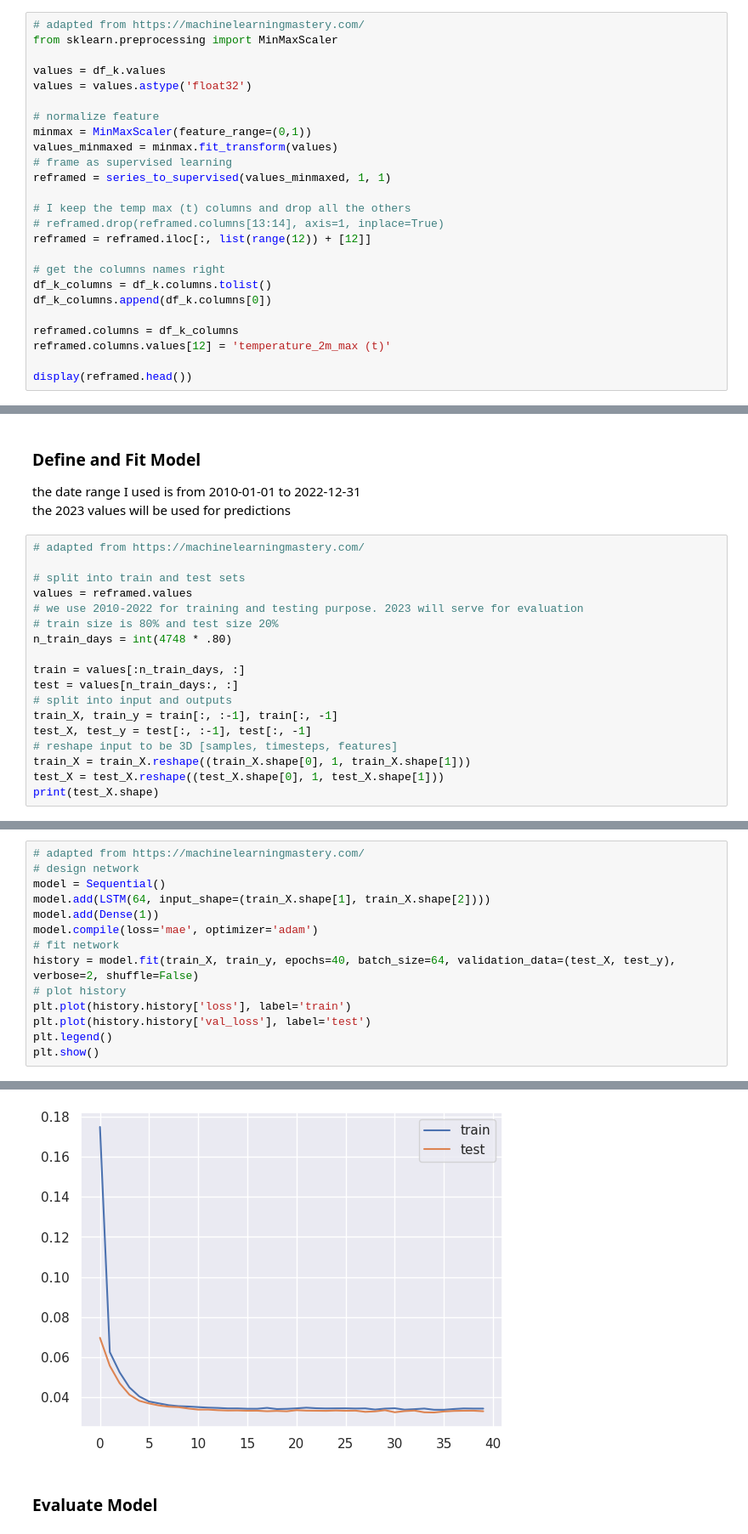
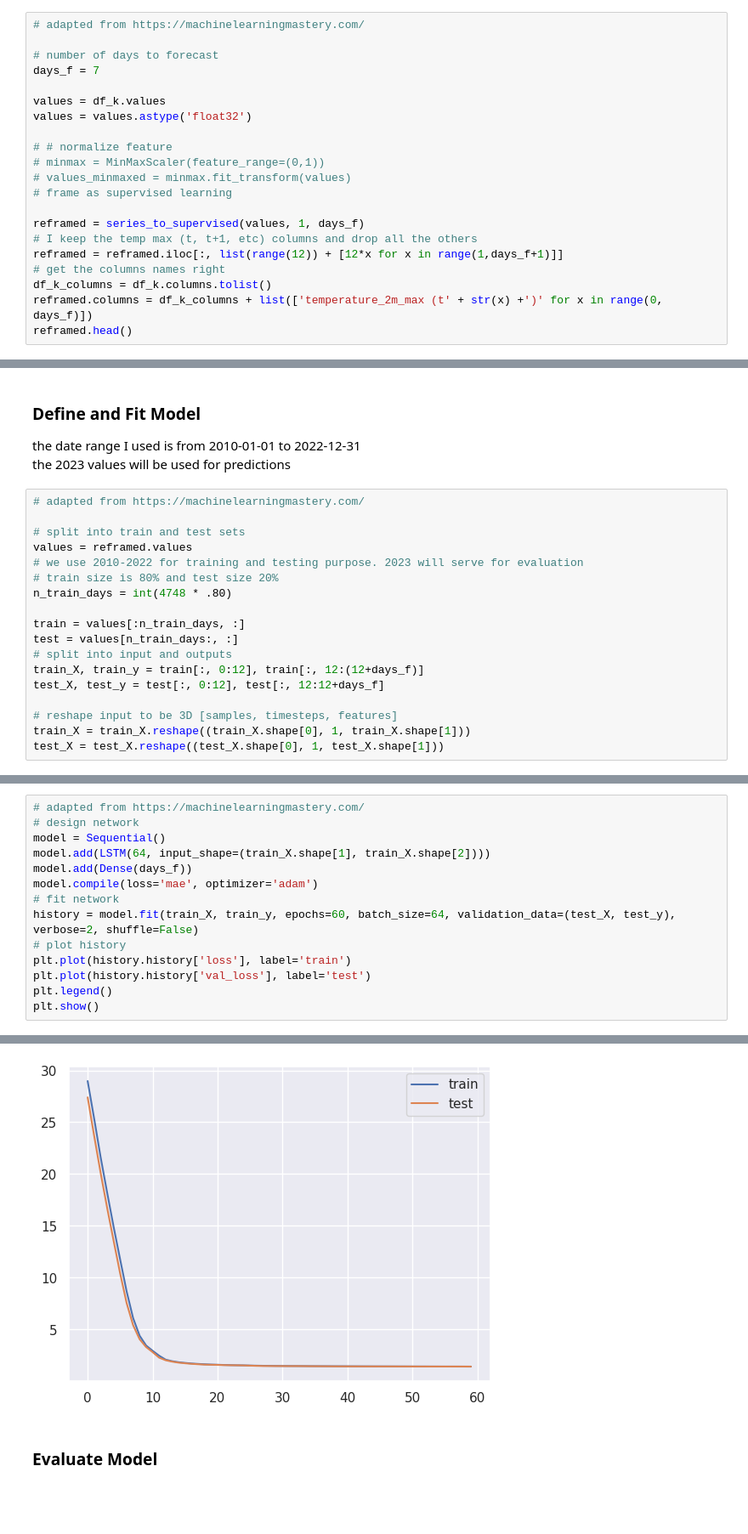
Before and after one commit to OmdenaAI/karachi-pakistan-weather-prediction, a Jupyter notebook: src/tasks/task_3_modelling/LSTM_Heatwave_Predictions.ipynb, the cells around one changed output, grey strips where cells are left out. Shown at 85% size. Cells and saved outputs as stored; diff of their text form; blank space fills up the shorter version.

Commit message:
predictions to n_days
The prediction for temp max works with a "days_f" prediction window.
The rmse is pretty bad though for days_f > 1

```diff
--- a/src/tasks/task_3_modelling/LSTM_Heatwave_Predictions.ipynb
+++ b/src/tasks/task_3_modelling/LSTM_Heatwave_Predictions.ipynb
@@ -208,28 +213,24 @@ def series_to_supervised(data, n_in=1, n_out=1, dropnan=True):
   return agg
 # %%
 # adapted from https://machinelearningmastery.com/
-from sklearn.preprocessing import MinMaxScaler
+
+# number of days to forecast
+days_f = 7
 
 values = df_k.values
 values = values.astype('float32')
 
-# normalize feature
-minmax = MinMaxScaler(feature_range=(0,1))
-values_minmaxed = minmax.fit_transform(values)
+# # normalize feature
+# minmax = MinMaxScaler(feature_range=(0,1))
+# values_minmaxed = minmax.fit_transform(values)
 # frame as supervised learning
-reframed = series_to_supervised(values_minmaxed, 1, 1)
 
-# I keep the temp max (t) columns and drop all the others
-# reframed.drop(reframed.columns[13:14], axis=1, inplace=True)
-reframed = reframed.iloc[:, list(range(12)) + [12]]
-
+reframed = series_to_supervised(values, 1, days_f)
+# I keep the temp max (t, t+1, etc) columns and drop all the others
+reframed = reframed.iloc[:, list(range(12)) + [12*x for x in range(1,days_f+1)]]
 # get the columns names right
 df_k_columns = df_k.columns.tolist()
-df_k_columns.append(df_k.columns[0])
-
-reframed.columns = df_k_columns
-reframed.columns.values[12] = 'temperature_2m_max (t)'
-
-display(reframed.head())
+reframed.columns = df_k_columns + list(['temperature_2m_max (t' + str(x) +')' for x in range(0, days_f)])
+reframed.head()
 # %% [output]
 |  | temperature_2m_max | temperature_2m_min | temperature_2m_mean | temp_range | daylight | precipitation_sum | ... |
@@ -254,9 +255,9 @@ n_train_days = int(4748 * .80)
 train = values[:n_train_days, :]
 test = values[n_train_days:, :]
 # split into input and outputs
-train_X, train_y = train[:, :-1], train[:, -1]
-test_X, test_y = test[:, :-1], test[:, -1]
+train_X, train_y = train[:, 0:12], train[:, 12:(12+days_f)]
+test_X, test_y = test[:, 0:12], test[:, 12:12+days_f]
+
 # reshape input to be 3D [samples, timesteps, features]
 train_X = train_X.reshape((train_X.shape[0], 1, train_X.shape[1]))
 test_X = test_X.reshape((test_X.shape[0], 1, test_X.shape[1]))
-print(test_X.shape)
@@ -267,10 +266,10 @@ print(test_X.shape)
 # design network
 model = Sequential()
 model.add(LSTM(64, input_shape=(train_X.shape[1], train_X.shape[2])))
-model.add(Dense(1))
+model.add(Dense(days_f))
 model.compile(loss='mae', optimizer='adam')
 # fit network
-history = model.fit(train_X, train_y, epochs=40, batch_size=64, validation_data=(test_X, test_y), verbose=2, shuffle=False)
+history = model.fit(train_X, train_y, epochs=60, batch_size=64, validation_data=(test_X, test_y), verbose=2, shuffle=False)
 # plot history
 plt.plot(history.history['loss'], label='train')
 plt.plot(history.history['val_loss'], label='test')
@@ -297,3 +296,3 @@ Epoch 40/40
-[figure, old version]
+[figure, new version]
 # %% [markdown]
 ### Evaluate Model
```
Also changed, not shown: parts of 22 cells of this notebook.
